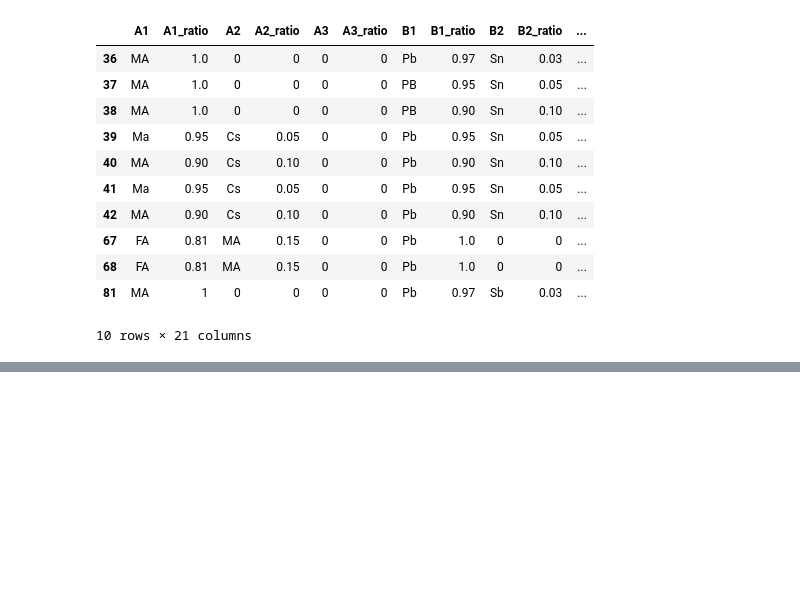
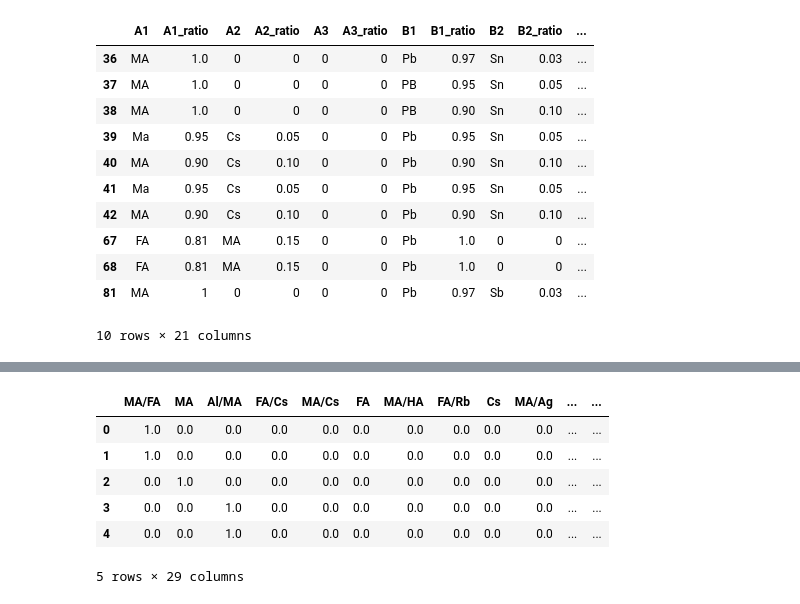
Before and after one commit to sdf94/DDDP-1, a Jupyter notebook: Yongquan_revised_dataframe.ipynb, the cells around one changed output, grey strips where cells are left out. Drawn from its saved outputs; the diff is of its cells as text; code cells hidden in the pictures; blank space fills up the shorter version.

```diff
--- a/Yongquan_revised_dataframe.ipynb
+++ b/Yongquan_revised_dataframe.ipynb
@@ -107,0 +199,11 @@ data1.loc[data1['X_sum']!=1]
+# %%
+df2['PCE'] = df1.PCE
+df2.head()
+# %% [output]
+|  | MA/FA | MA | Al/MA | FA/Cs | MA/Cs | FA | MA/HA | FA/Rb | Cs | MA/Ag | ... | ... |
+| 0 | 1.0 | 0.0 | 0.0 | 0.0 | 0.0 | 0.0 | 0.0 | 0.0 | 0.0 | 0.0 | ... | ... |
+| 1 | 1.0 | 0.0 | 0.0 | 0.0 | 0.0 | 0.0 | 0.0 | 0.0 | 0.0 | 0.0 | ... | ... |
+| 2 | 0.0 | 1.0 | 0.0 | 0.0 | 0.0 | 0.0 | 0.0 | 0.0 | 0.0 | 0.0 | ... | ... |
+| 3 | 0.0 | 0.0 | 1.0 | 0.0 | 0.0 | 0.0 | 0.0 | 0.0 | 0.0 | 0.0 | ... | ... |
+| 4 | 0.0 | 0.0 | 1.0 | 0.0 | 0.0 | 0.0 | 0.0 | 0.0 | 0.0 | 0.0 | ... | ... |
+5 rows × 29 columns
```
Also changed, not shown: parts of 9 cells of this notebook.
